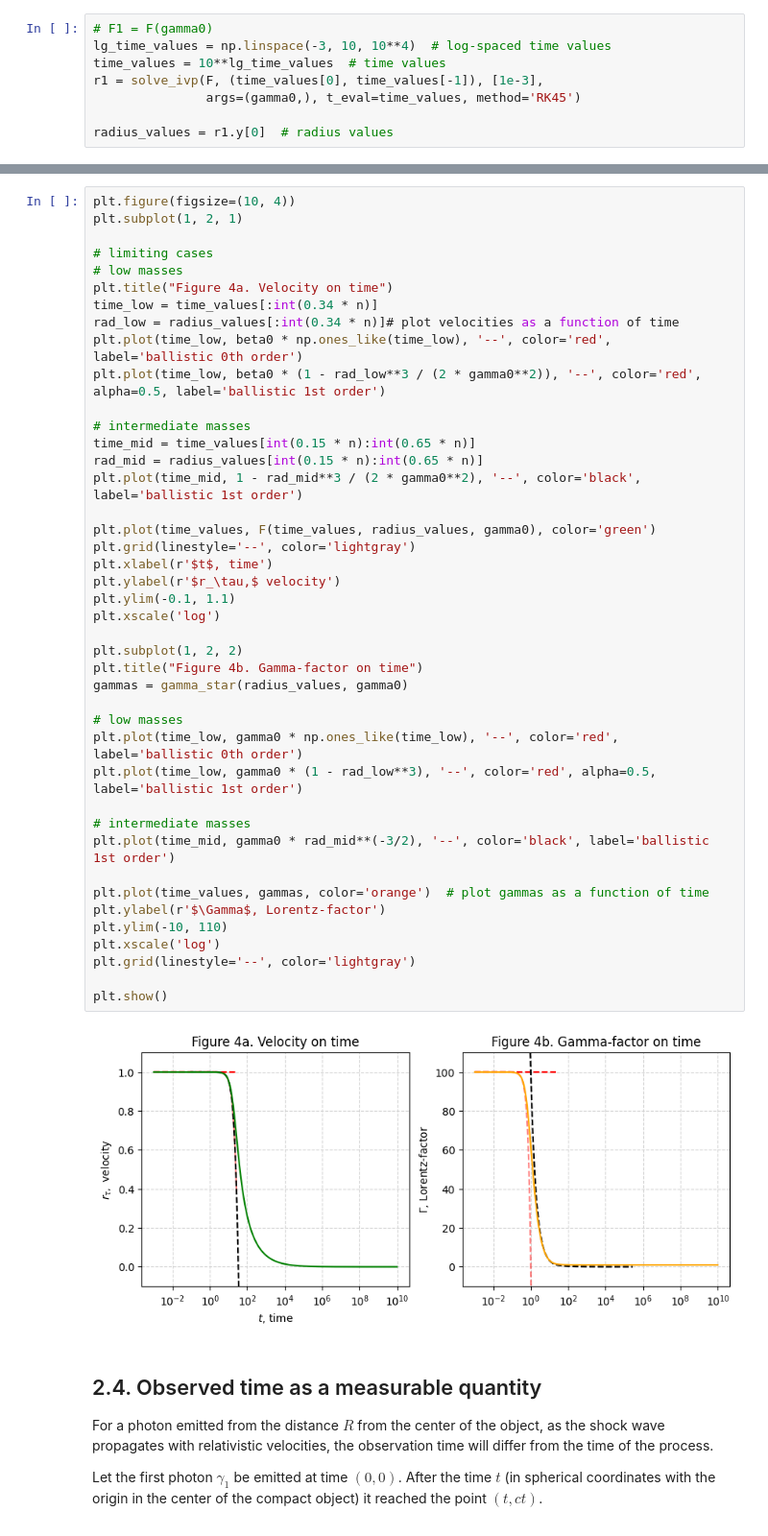
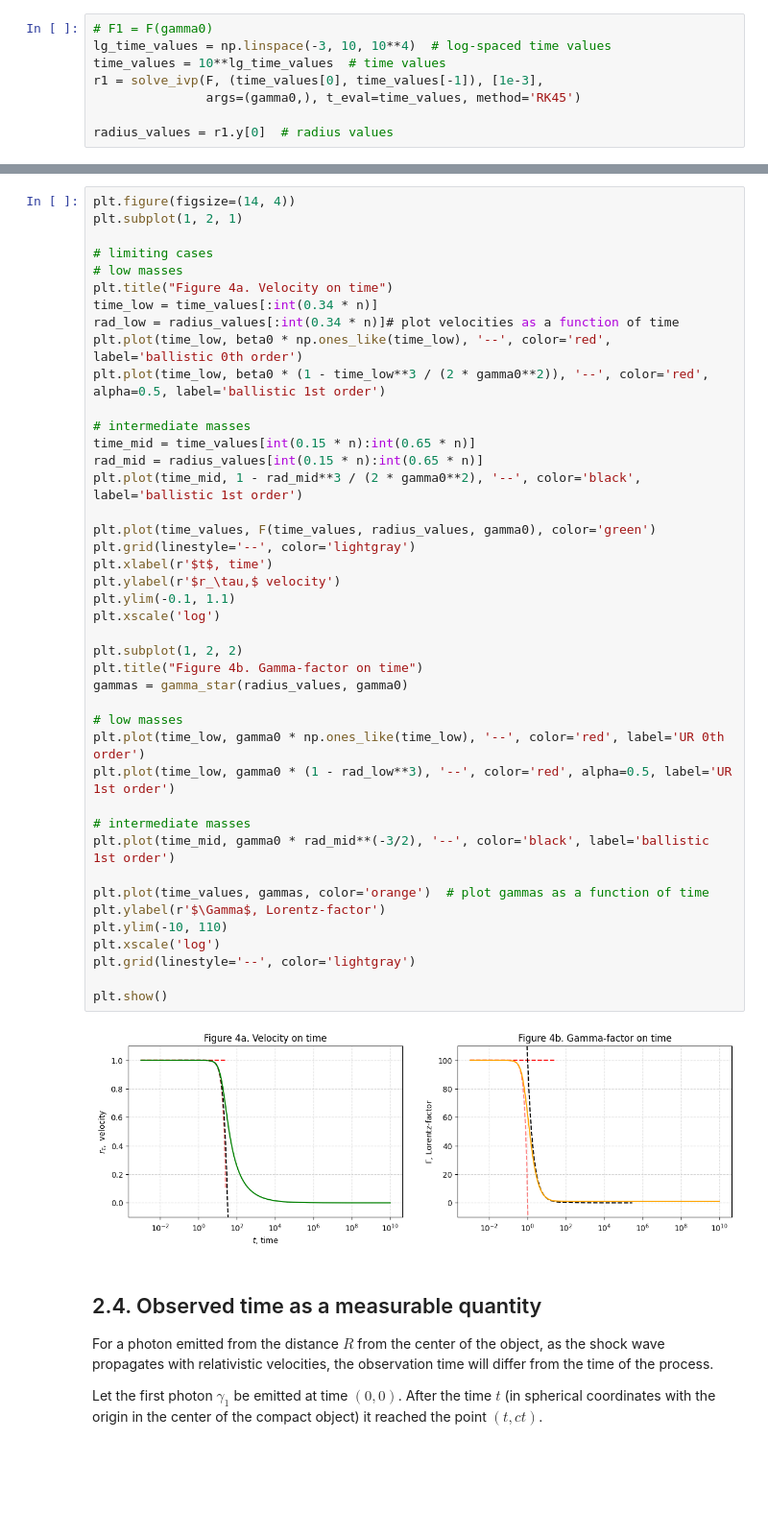
Before and after one commit to KleimenovM/GRBRemnant, a Jupyter notebook: Kleimenov_Schwenkreis_-_Gamma-ray_birsts.ipynb, the cells around one changed output, grey strips where cells are left out. Shown at 96% size. Drawn from its saved outputs; the diff is of its cells as text; blank space fills up the shorter version.

```diff
--- a/Kleimenov_Schwenkreis_-_Gamma-ray_birsts.ipynb
+++ b/Kleimenov_Schwenkreis_-_Gamma-ray_birsts.ipynb
@@ -292,5 +297,5 @@ plt.show()
 # %%
-plt.figure(figsize=(10, 4))
+plt.figure(figsize=(14, 4))
 plt.subplot(1, 2, 1)
 
 # limiting cases
@@ -299,40 +304,40 @@ plt.title("Figure 4a. Velocity on time")
 time_low = time_values[:int(0.34 * n)]
 rad_low = radius_values[:int(0.34 * n)]# plot velocities as a function of time
 plt.plot(time_low, beta0 * np.ones_like(time_low), '--', color='red', label='ballistic 0th order')
-plt.plot(time_low, beta0 * (1 - rad_low**3 / (2 * gamma0**2)), '--', color='red', alpha=0.5, label='ballistic 1st order')
+plt.plot(time_low, beta0 * (1 - time_low**3 / (2 * gamma0**2)), '--', color='red', alpha=0.5, label='ballistic 1st order')
 
 # intermediate masses
 time_mid = time_values[int(0.15 * n):int(0.65 * n)]
 rad_mid = radius_values[int(0.15 * n):int(0.65 * n)]
 plt.plot(time_mid, 1 - rad_mid**3 / (2 * gamma0**2), '--', color='black', label='ballistic 1st order')
 
 plt.plot(time_values, F(time_values, radius_values, gamma0), color='green')
 plt.grid(linestyle='--', color='lightgray')
 plt.xlabel(r'$t$, time')
 plt.ylabel(r'$r_\tau,$ velocity')
 plt.ylim(-0.1, 1.1)
 plt.xscale('log')
 
 plt.subplot(1, 2, 2)
 plt.title("Figure 4b. Gamma-factor on time")
 gammas = gamma_star(radius_values, gamma0)
 
 # low masses
-plt.plot(time_low, gamma0 * np.ones_like(time_low), '--', color='red', label='ballistic 0th order')
-plt.plot(time_low, gamma0 * (1 - rad_low**3), '--', color='red', alpha=0.5, label='ballistic 1st order')
+plt.plot(time_low, gamma0 * np.ones_like(time_low), '--', color='red', label='UR 0th order')
+plt.plot(time_low, gamma0 * (1 - rad_low**3), '--', color='red', alpha=0.5, label='UR 1st order')
 
 # intermediate masses
 plt.plot(time_mid, gamma0 * rad_mid**(-3/2), '--', color='black', label='ballistic 1st order')
 
 plt.plot(time_values, gammas, color='orange')  # plot gammas as a function of time
 plt.ylabel(r'$\Gamma$, Lorentz-factor')
 plt.ylim(-10, 110)
 plt.xscale('log')
 plt.grid(linestyle='--', color='lightgray')
 
 plt.show()
 # %% [output]
-[figure, old version]
+[figure, new version]
 # %% [markdown]
 ## 2.4. Observed time as a measurable quantity
 
```
Also changed, not shown: parts of 20 cells of this notebook.
